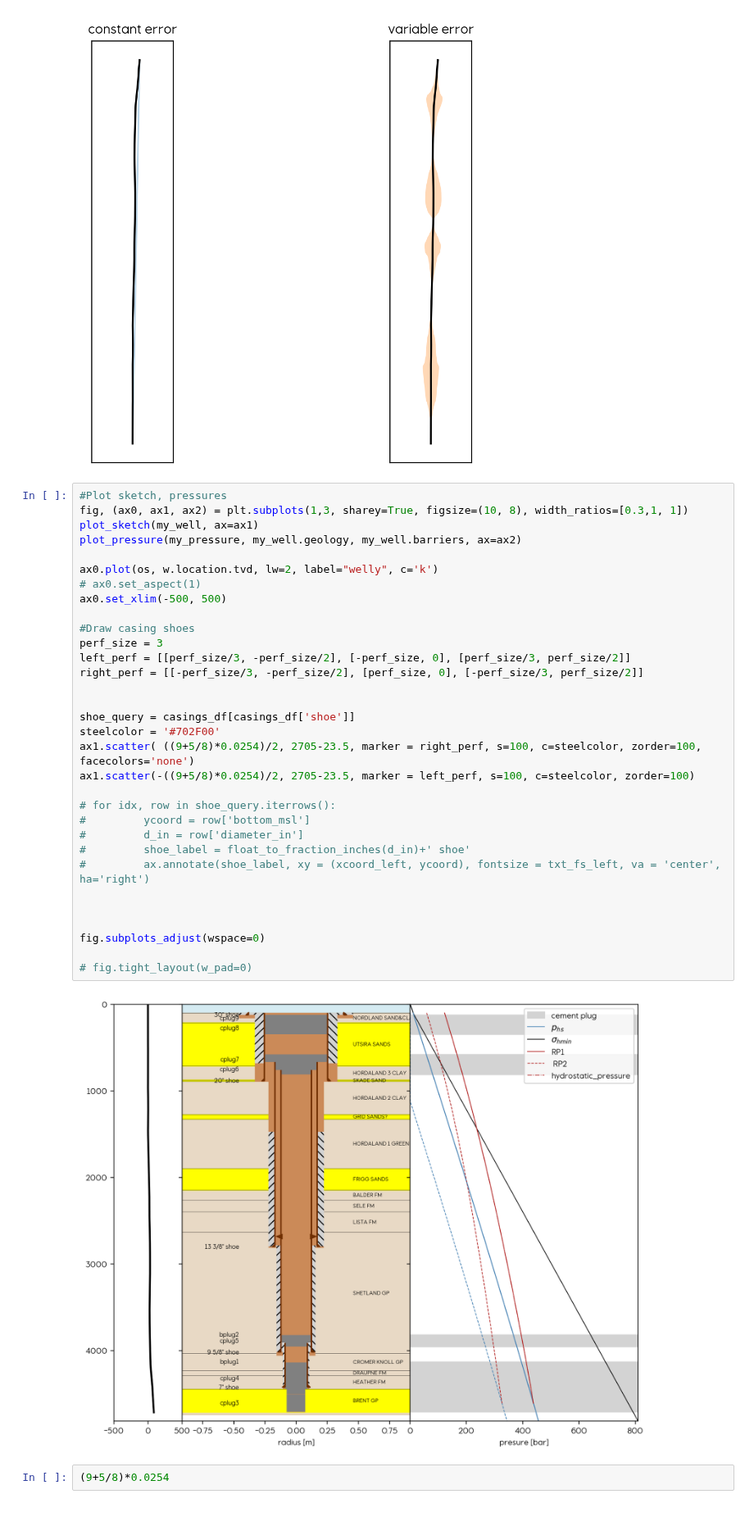
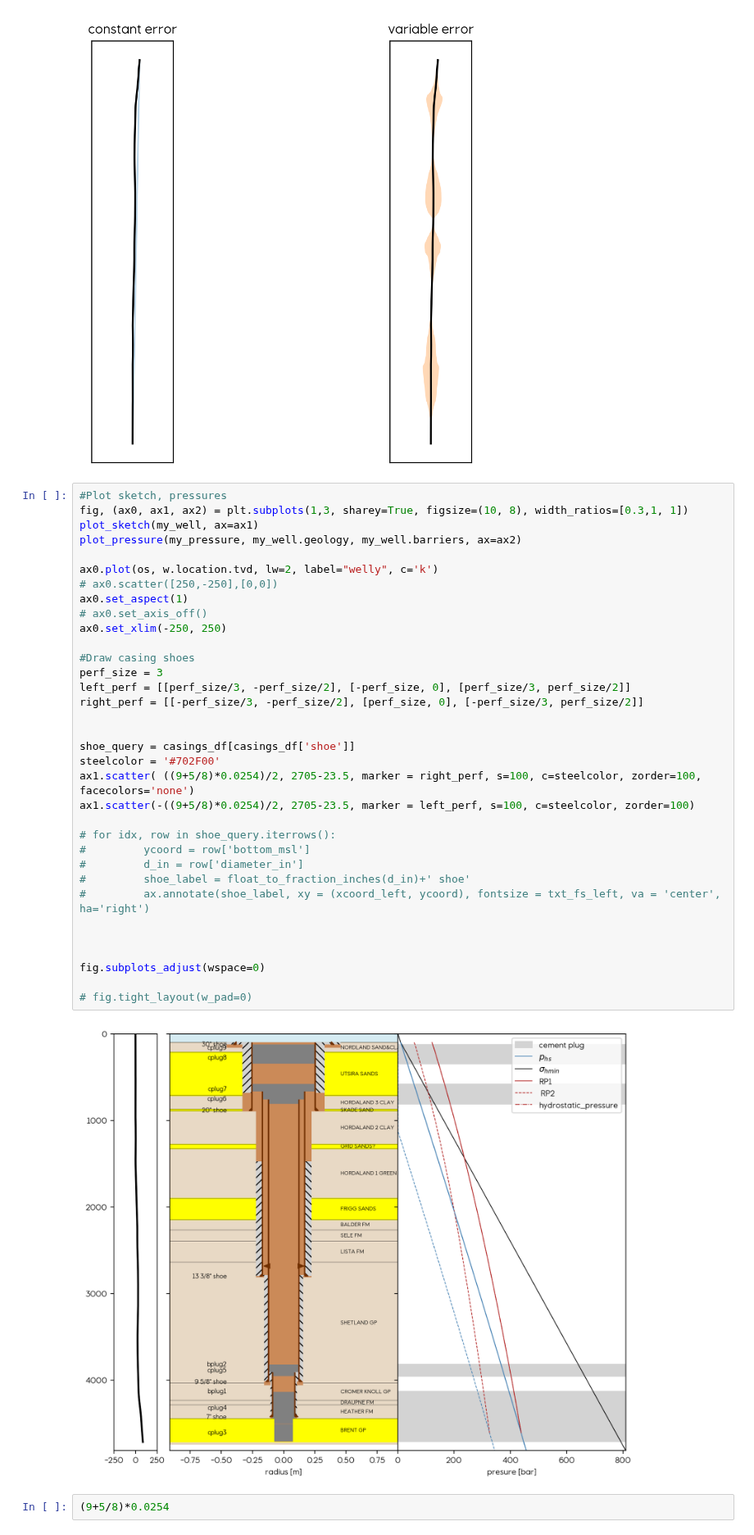
Before and after one commit to equinor/WINC_OnePager, a Jupyter notebook: notebooks/Pressure-WellClass_test.ipynb, the cells around one changed output. Shown at 82% size. Drawn from its saved outputs; the diff is of its cells as text.

```diff
--- a/notebooks/Pressure-WellClass_test.ipynb
+++ b/notebooks/Pressure-WellClass_test.ipynb
@@ -338,36 +338,38 @@ plt.show()
 #Plot sketch, pressures
 fig, (ax0, ax1, ax2) = plt.subplots(1,3, sharey=True, figsize=(10, 8), width_ratios=[0.3,1, 1])
 plot_sketch(my_well, ax=ax1)
 plot_pressure(my_pressure, my_well.geology, my_well.barriers, ax=ax2)
 
 ax0.plot(os, w.location.tvd, lw=2, label="welly", c='k')
-# ax0.set_aspect(1)
-ax0.set_xlim(-500, 500)
+# ax0.scatter([250,-250],[0,0])
+ax0.set_aspect(1)
+# ax0.set_axis_off()
+ax0.set_xlim(-250, 250)
 
 #Draw casing shoes
 perf_size = 3
 left_perf = [[perf_size/3, -perf_size/2], [-perf_size, 0], [perf_size/3, perf_size/2]]
 right_perf = [[-perf_size/3, -perf_size/2], [perf_size, 0], [-perf_size/3, perf_size/2]]
 
 
 shoe_query = casings_df[casings_df['shoe']]
 steelcolor = '#702F00'
 ax1.scatter( ((9+5/8)*0.0254)/2, 2705-23.5, marker = right_perf, s=100, c=steelcolor, zorder=100, facecolors='none')
 ax1.scatter(-((9+5/8)*0.0254)/2, 2705-23.5, marker = left_perf, s=100, c=steelcolor, zorder=100)
 
 # for idx, row in shoe_query.iterrows():
 #         ycoord = row['bottom_msl']
 #         d_in = row['diameter_in']
 #         shoe_label = float_to_fraction_inches(d_in)+' shoe'
 #         ax.annotate(shoe_label, xy = (xcoord_left, ycoord), fontsize = txt_fs_left, va = 'center', ha='right')
 
 
 
 fig.subplots_adjust(wspace=0)
 
 # fig.tight_layout(w_pad=0)
 # %% [output]
-[figure, old version]
+[figure, new version]
 # %%
 (9+5/8)*0.0254
 # %% [output]
```
